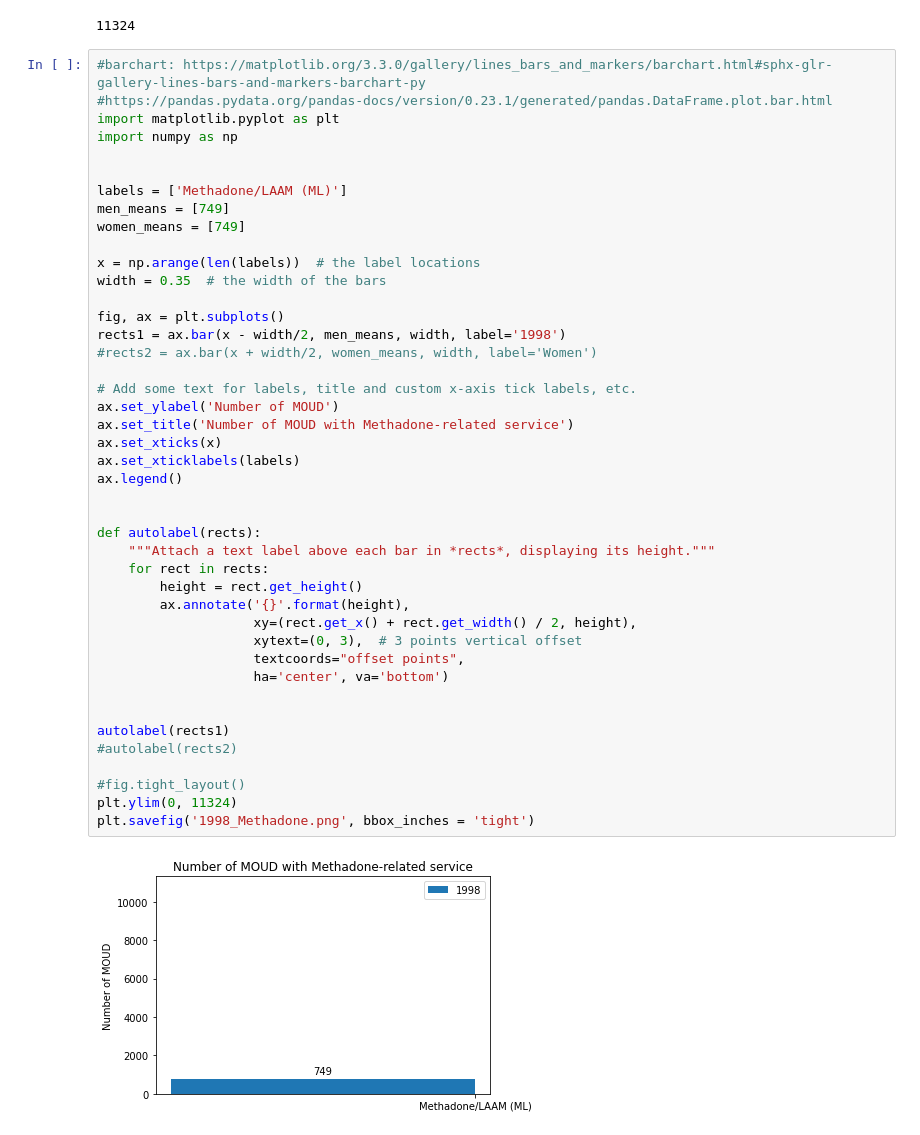
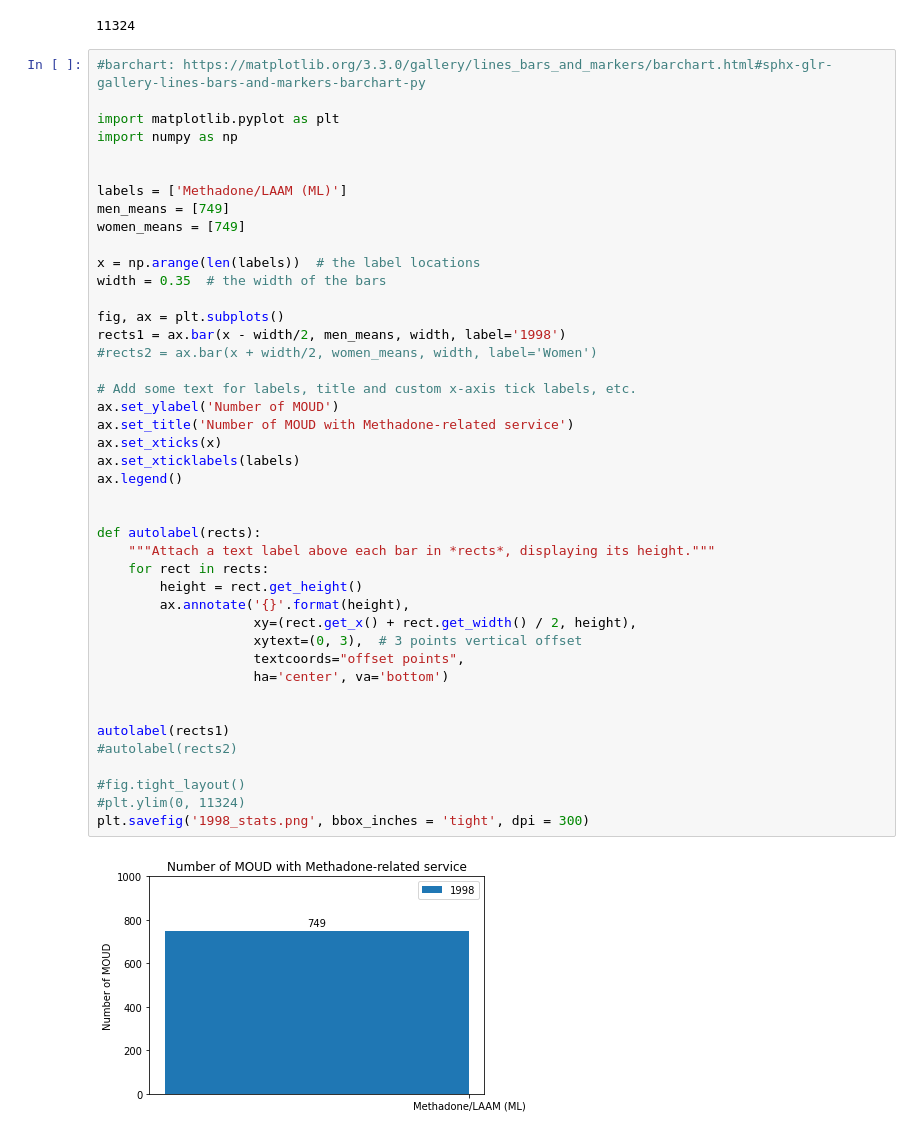
Before and after one commit to GeoDaCenter/opioid-policy-scan, a Jupyter notebook: MOUD_scraping/1998/pdf_scraper_98.ipynb, the cells around one changed output. Cells and saved outputs as stored; diff of their text form.

```diff
--- a/MOUD_scraping/1998/pdf_scraper_98.ipynb
+++ b/MOUD_scraping/1998/pdf_scraper_98.ipynb
@@ -708,7 +720,7 @@ len(df)
 11324
 # %%
 #barchart: https://matplotlib.org/3.3.0/gallery/lines_bars_and_markers/barchart.html#sphx-glr-gallery-lines-bars-and-markers-barchart-py
-#https://pandas.pydata.org/pandas-docs/version/0.23.1/generated/pandas.DataFrame.plot.bar.html
+
 import matplotlib.pyplot as plt
 import numpy as np
 
@@ -721,33 +733,33 @@ x = np.arange(len(labels))  # the label locations
 width = 0.35  # the width of the bars
 
 fig, ax = plt.subplots()
 rects1 = ax.bar(x - width/2, men_means, width, label='1998')
 #rects2 = ax.bar(x + width/2, women_means, width, label='Women')
 
 # Add some text for labels, title and custom x-axis tick labels, etc.
 ax.set_ylabel('Number of MOUD')
 ax.set_title('Number of MOUD with Methadone-related service')
 ax.set_xticks(x)
 ax.set_xticklabels(labels)
 ax.legend()
 
 
 def autolabel(rects):
     """Attach a text label above each bar in *rects*, displaying its height."""
     for rect in rects:
         height = rect.get_height()
         ax.annotate('{}'.format(height),
                     xy=(rect.get_x() + rect.get_width() / 2, height),
                     xytext=(0, 3),  # 3 points vertical offset
                     textcoords="offset points",
                     ha='center', va='bottom')
 
 
 autolabel(rects1)
 #autolabel(rects2)
 
 #fig.tight_layout()
-plt.ylim(0, 11324)
-plt.savefig('1998_Methadone.png', bbox_inches = 'tight')
+#plt.ylim(0, 11324)
+plt.savefig('1998_stats.png', bbox_inches = 'tight', dpi = 300)
 # %% [output]
-[figure, old version]
+[figure, new version]
```
Also changed, not shown: parts of 6 cells of this notebook.
